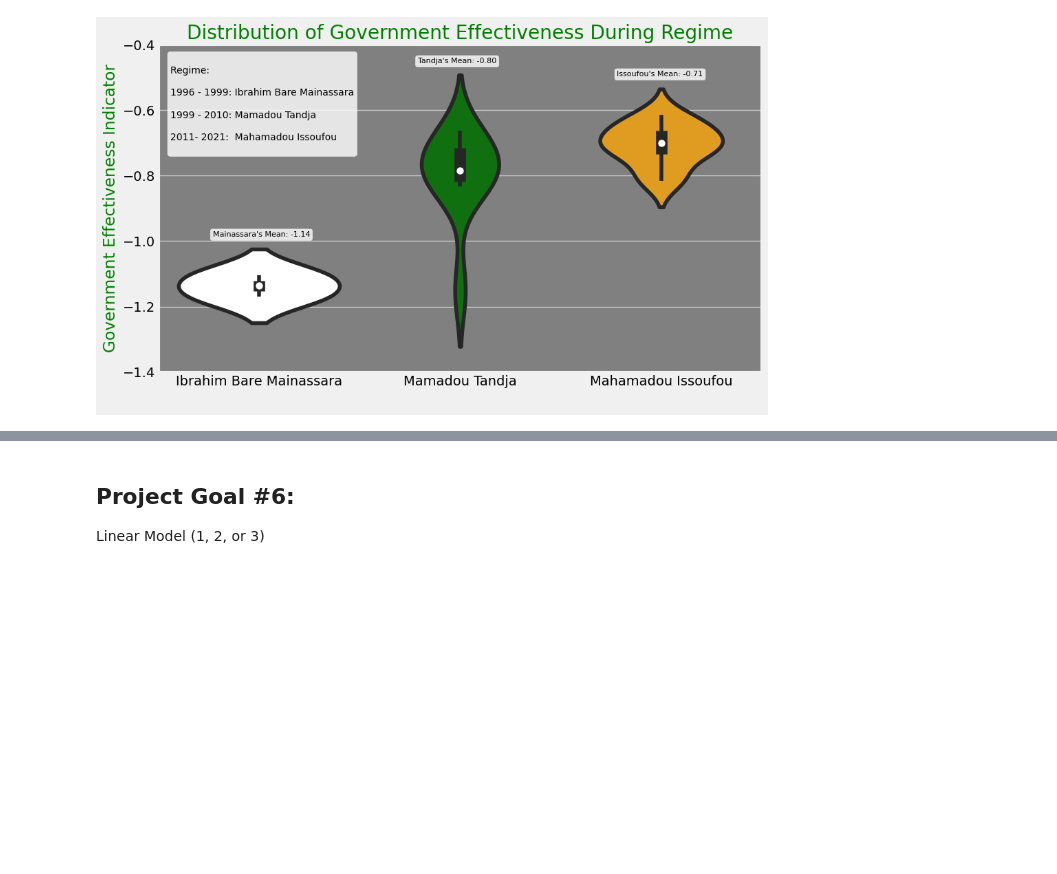
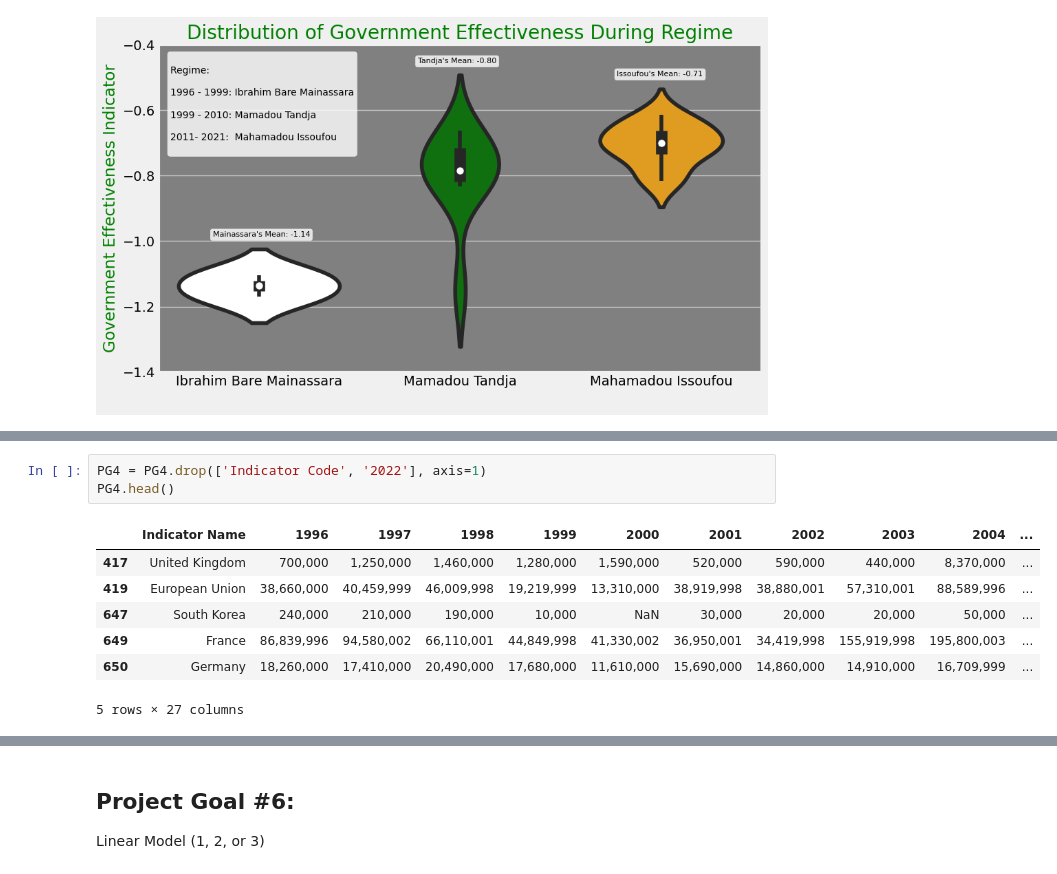
Before and after one commit to joelphimes/Niger-Political-Shift-Examination, a Jupyter notebook: notebooks/work.ipynb, the cells around one changed output, grey strips where cells are left out. Cells and saved outputs as stored; diff of their text form; blank space fills up the shorter version.

```diff
--- a/notebooks/work.ipynb
+++ b/notebooks/work.ipynb
@@ -561,0 +526,11 @@ Hypo test (1, 2, 3, 4, or 5)
+# %%
+PG4 = PG4.drop(['Indicator Code', '2022'], axis=1)
+PG4.head()
+# %% [output]
+|  | Indicator Name | 1996 | 1997 | 1998 | 1999 | 2000 | 2001 | 2002 | 2003 | 2004 | ... |
+| 417 | United Kingdom | 700,000 | 1,250,000 | 1,460,000 | 1,280,000 | 1,590,000 | 520,000 | 590,000 | 440,000 | 8,370,000 | ... |
+| 419 | European Union | 38,660,000 | 40,459,999 | 46,009,998 | 19,219,999 | 13,310,000 | 38,919,998 | 38,880,001 | 57,310,001 | 88,589,996 | ... |
+| 647 | South Korea | 240,000 | 210,000 | 190,000 | 10,000 | NaN | 30,000 | 20,000 | 20,000 | 50,000 | ... |
+| 649 | France | 86,839,996 | 94,580,002 | 66,110,001 | 44,849,998 | 41,330,002 | 36,950,001 | 34,419,998 | 155,919,998 | 195,800,003 | ... |
+| 650 | Germany | 18,260,000 | 17,410,000 | 20,490,000 | 17,680,000 | 11,610,000 | 15,690,000 | 14,860,000 | 14,910,000 | 16,709,999 | ... |
+5 rows × 27 columns
```
Also changed, not shown: parts of 18 cells of this notebook, 10 other files.
